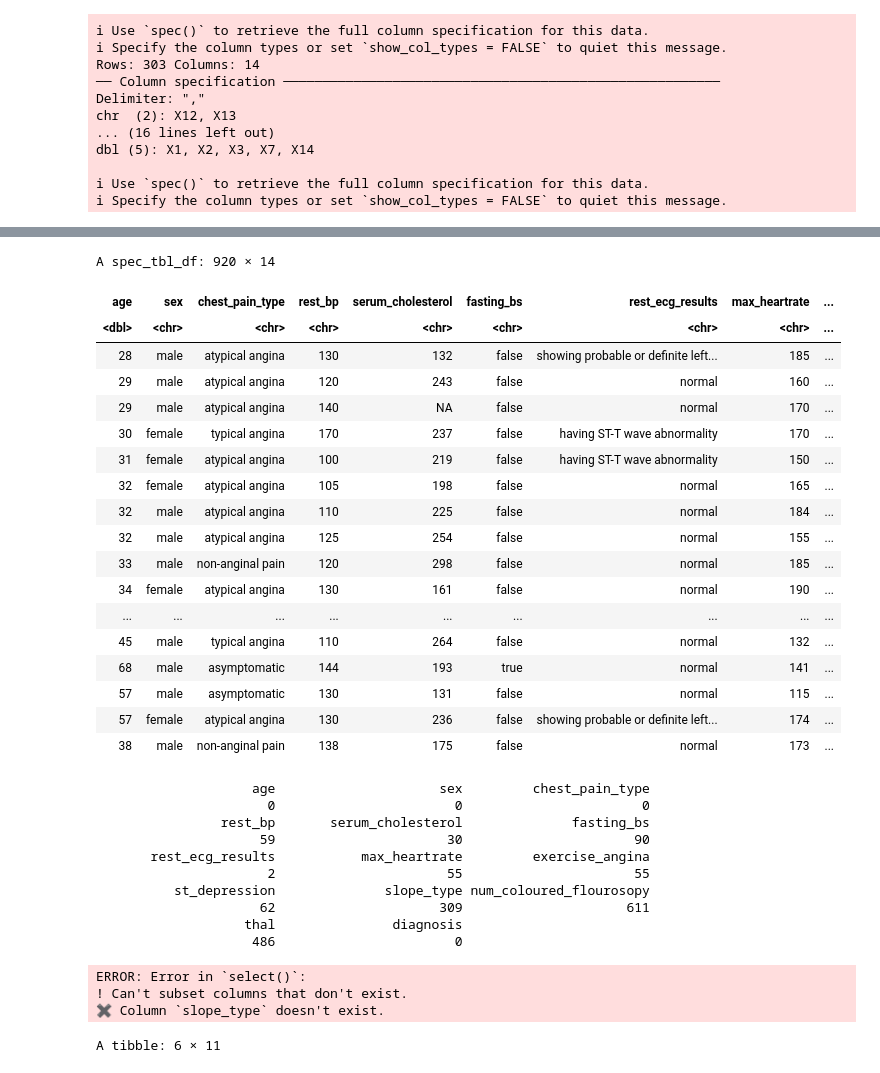
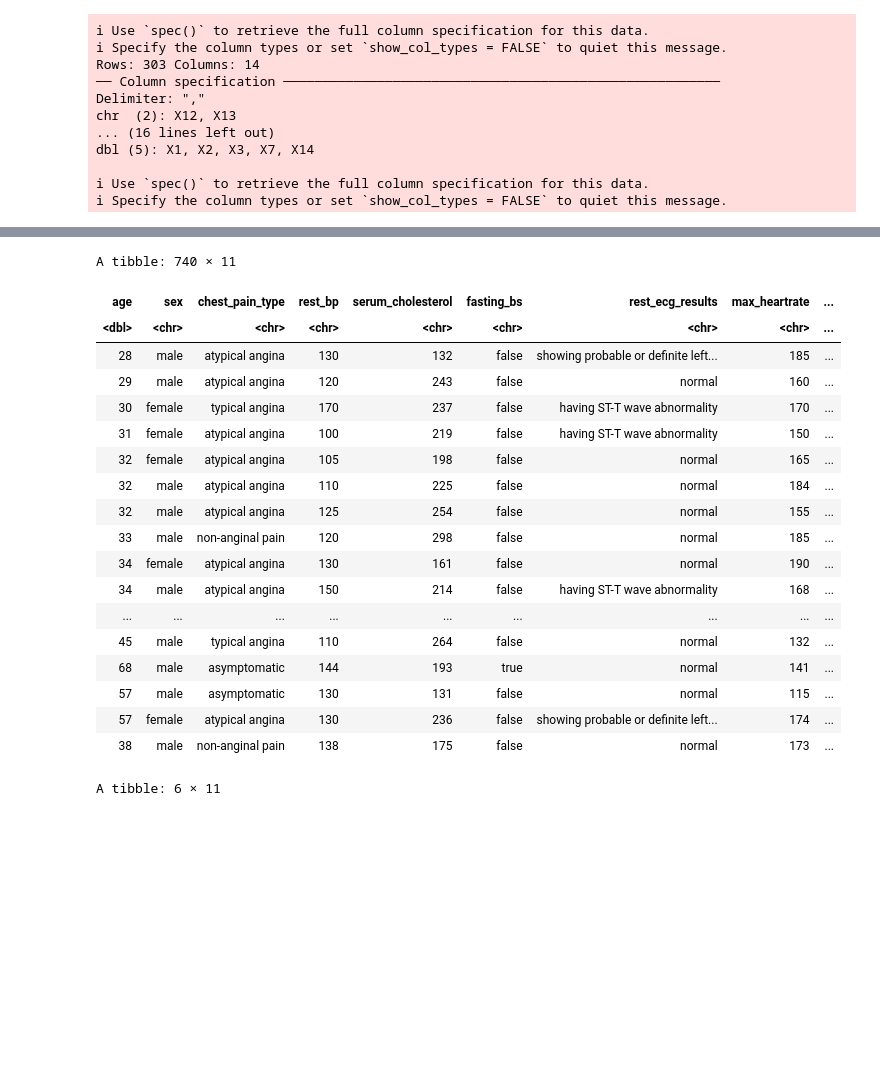
Before and after one commit to blu-01/DSCI-100-003-Group-21, a Jupyter notebook: proposal rough work/proposal_testing_plots.ipynb, the cells around one changed output, grey strips where cells are left out. Saved outputs shown, nothing was run; the diff lists cells and outputs as text; code cells hidden in the pictures; blank space fills up the shorter version.

```diff
--- a/proposal rough work/proposal_testing_plots.ipynb
+++ b/proposal rough work/proposal_testing_plots.ipynb
@@ -55,10 +80,4 @@ dbl (5): X1, X2, X3, X7, X14
 # %%
-editedData <- stacked_data
-
-idx <- editedData == "?"
-# replace "?" values with NA
-is.na(editedData) <- idx
-
 for(i in 1:nrow(editedData)) {       # for-loop over rows
     if(editedData$sex[i] == 1){
       editedData$sex[i] <- "male"
@@ -108,66 +127,48 @@ for(i in 1:nrow(editedData)) {       # for-loop over rows
     if(editedData$fasting_bs[i] == 0){
           editedData$fasting_bs[i] <- "false"
              }
 
     if(editedData$fasting_bs[i] == 1){
           editedData$fasting_bs[i] <- "true"
              }
      }
 
 
      if(!is.na(editedData$exercise_angina[i])){
         if(editedData$exercise_angina[i] == 0){
               editedData$exercise_angina[i] <- "no"
                  }
 
         if(editedData$exercise_angina[i] == 1){
               editedData$exercise_angina[i] <- "yes"
                  }
          }
 
-    if(!is.na(editedData$thal[i])){
-        if(editedData$thal[i] == 3){
-              editedData$thal[i] <- "normal"
-                 }
-
-        if(editedData$thal[i] == 6){
-              editedData$thal[i] <- "fixed defect"
-                 }
+#    if(!is.na(editedData$thal[i])){
+#        if(editedData$thal[i] == 3){editedData$thal[i] <- "normal"}
+#
+#        if(editedData$thal[i] == 6){editedData$thal[i] <- "fixed defect"}
+#
+#        if(editedData$thal[i] == 7){editedData$thal[i] <- "reversable defect"}
+#             }
 
 
-          if(editedData$thal[i] == 7){
-                  editedData$thal[i] <- "reversable defect"
-                     }
-             }
-
-
-     if(!is.na(editedData$slope_type[i])){
-       if(editedData$slope_type[i] == 1){
-          editedData$slope_type[i] <- "upsloping"
-             }
-
-        if(editedData$slope_type[i] == 2){
-          editedData$slope_type[i] <- "flat"
-             }
-
-         if(editedData$slope_type[i] == 3){
-          editedData$slope_type[i] <- "downsloping"
-             }
-        }
-
+#     if(!is.na(editedData$slope_type[i])){
+#       if(editedData$slope_type[i] == 1){editedData$slope_type[i] <- "upsloping"}
+#
+#       if(editedData$slope_type[i] == 2){editedData$slope_type[i] <- "flat"}
+#
+#       if(editedData$slope_type[i] == 3){editedData$slope_type[i] <- "downsloping"}
+#        }
 
 }
 editedData
-
-navalues <- colSums(is.na(editedData))
-navalues
 # %% [output]
-A spec_tbl_df: 920 × 14
+A tibble: 740 × 11
 | age | sex | chest_pain_type | rest_bp | serum_cholesterol | fasting_bs | rest_ecg_results | max_heartrate | ... |
 | <dbl> | <chr> | <chr> | <chr> | <chr> | <chr> | <chr> | <chr> | ... |
 | 28 | male | atypical angina | 130 | 132 | false | showing probable or definite left... | 185 | ... |
 | 29 | male | atypical angina | 120 | 243 | false | normal | 160 | ... |
-| 29 | male | atypical angina | 140 | NA | false | normal | 170 | ... |
 | 30 | female | typical angina | 170 | 237 | false | having ST-T wave abnormality | 170 | ... |
 | 31 | female | atypical angina | 100 | 219 | false | having ST-T wave abnormality | 150 | ... |
 | 32 | female | atypical angina | 105 | 198 | false | normal | 165 | ... |
@@ -175,38 +176,20 @@ A spec_tbl_df: 920 × 14
 | 32 | male | atypical angina | 125 | 254 | false | normal | 155 | ... |
 | 33 | male | non-anginal pain | 120 | 298 | false | normal | 185 | ... |
 | 34 | female | atypical angina | 130 | 161 | false | normal | 190 | ... |
+| 34 | male | atypical angina | 150 | 214 | false | having ST-T wave abnormality | 168 | ... |
 | ... | ... | ... | ... | ... | ... | ... | ... | ... |
 | 45 | male | typical angina | 110 | 264 | false | normal | 132 | ... |
 | 68 | male | asymptomatic | 144 | 193 | true | normal | 141 | ... |
 | 57 | male | asymptomatic | 130 | 131 | false | normal | 115 | ... |
 | 57 | female | atypical angina | 130 | 236 | false | showing probable or definite left... | 174 | ... |
 | 38 | male | non-anginal pain | 138 | 175 | false | normal | 173 | ... |
-                    age                     sex         chest_pain_type
-                      0                       0                       0
-                rest_bp       serum_cholesterol              fasting_bs
-                     59                      30                      90
-       rest_ecg_results           max_heartrate         exercise_angina
-                      2                      55                      55
-          st_depression              slope_type num_coloured_flourosopy
-                     62                     309                     611
-                   thal               diagnosis
-                    486                       0
 # %%
-#Removing columns with too many NA values and then removing observations with NA
-editedData <- editedData |>
-    select(-slope_type, -num_coloured_flourosopy, -thal) |>
-    na.omit()
-
 #Removing incorrect 0 values
 editedData <- editedData |>
     filter(age != 0) |>
     filter(rest_bp != 0) |>
     filter(serum_cholesterol != 0) |>
     filter(max_heartrate != 0)
-# %% [output]
-ERROR: Error in `select()`:
-! Can't subset columns that don't exist.
-✖ Column `slope_type` doesn't exist.
 # %%
 #Changing data types
 editedData <- editedData |>
```
Also changed, not shown: parts of 2 cells of this notebook, 1 other file.
